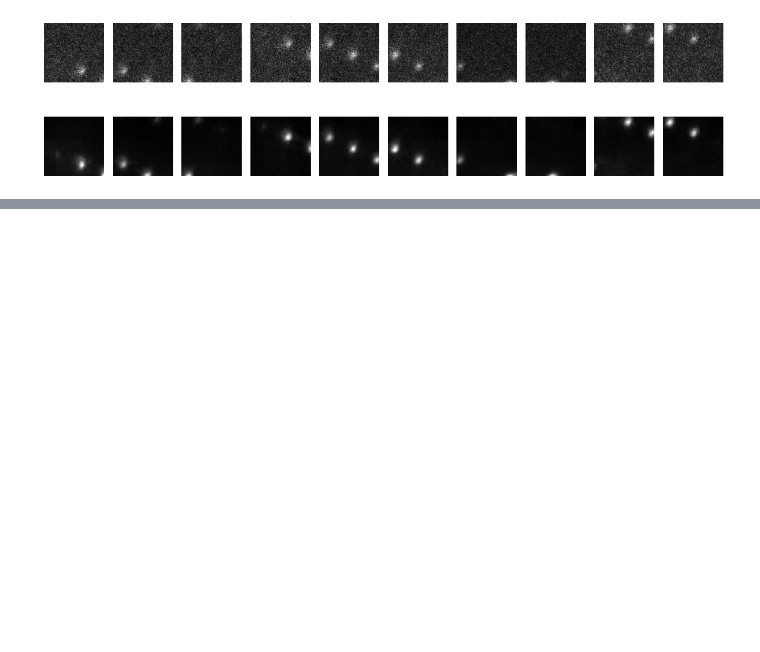
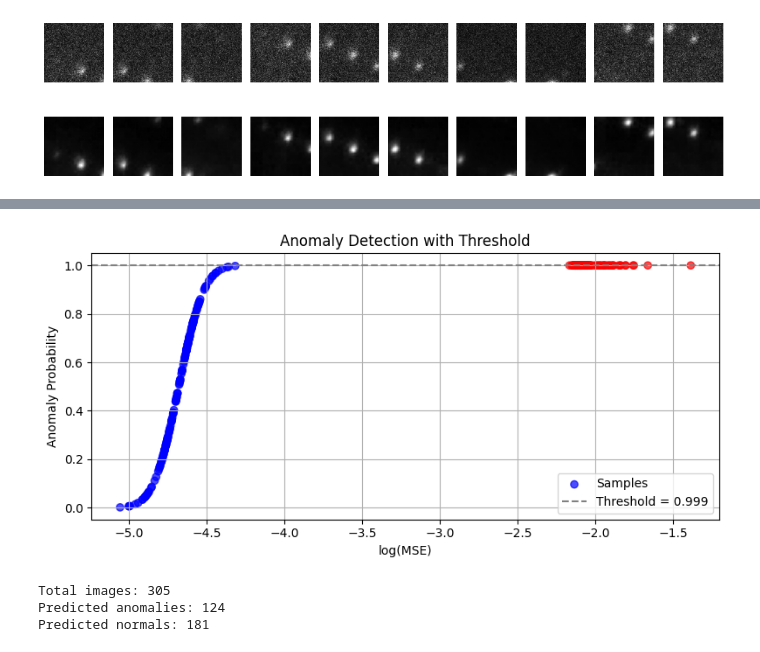
Before and after one commit to manyyeon/anomaly_detection, a Jupyter notebook: CAE.ipynb, the cells around one changed output, grey strips where cells are left out. Cells and saved outputs as stored; diff of their text form; code cells hidden in the pictures; blank space fills up the shorter version.

```diff
--- a/CAE.ipynb
+++ b/CAE.ipynb
@@ -552,0 +624,38 @@ plt.show()
+# %%
+import matplotlib.pyplot as plt
+
+log_mse_vals = np.array(image_level_errors)
+probs = anomaly_score(log_mse_vals, mu, sigma)
+
+threshold = 0.999
+colors = ['red' if p >= threshold else 'blue' for p in probs]
+
+sorted_idx = np.argsort(log_mse_vals)
+log_mse_sorted = log_mse_vals[sorted_idx]
+probs_sorted = probs[sorted_idx]
+colors_sorted = np.array(colors)[sorted_idx]
+
+plt.figure(figsize=(8, 4))
+plt.scatter(log_mse_sorted, probs_sorted, c=colors_sorted, alpha=0.7, label='Samples')
+plt.axhline(threshold, color='gray', linestyle='--', label=f'Threshold = {threshold}')
+plt.xlabel("log(MSE)")
+plt.ylabel("Anomaly Probability")
+plt.title("Anomaly Detection with Threshold")
+plt.legend()
+plt.grid(True)
+plt.tight_layout()
+plt.show()
+# %% [output]
+[figure, added]
+# %%
+n_total = len(probs)
+n_anomaly = np.sum(probs >= threshold)
+n_normal = n_total - n_anomaly
+
+print(f"Total images: {n_total}")
+print(f"Predicted anomalies: {n_anomaly}")
+print(f"Predicted normals: {n_normal}")
+# %% [output]
+Total images: 305
+Predicted anomalies: 124
+Predicted normals: 181
```
Also changed, not shown: parts of 9 cells of this notebook.
